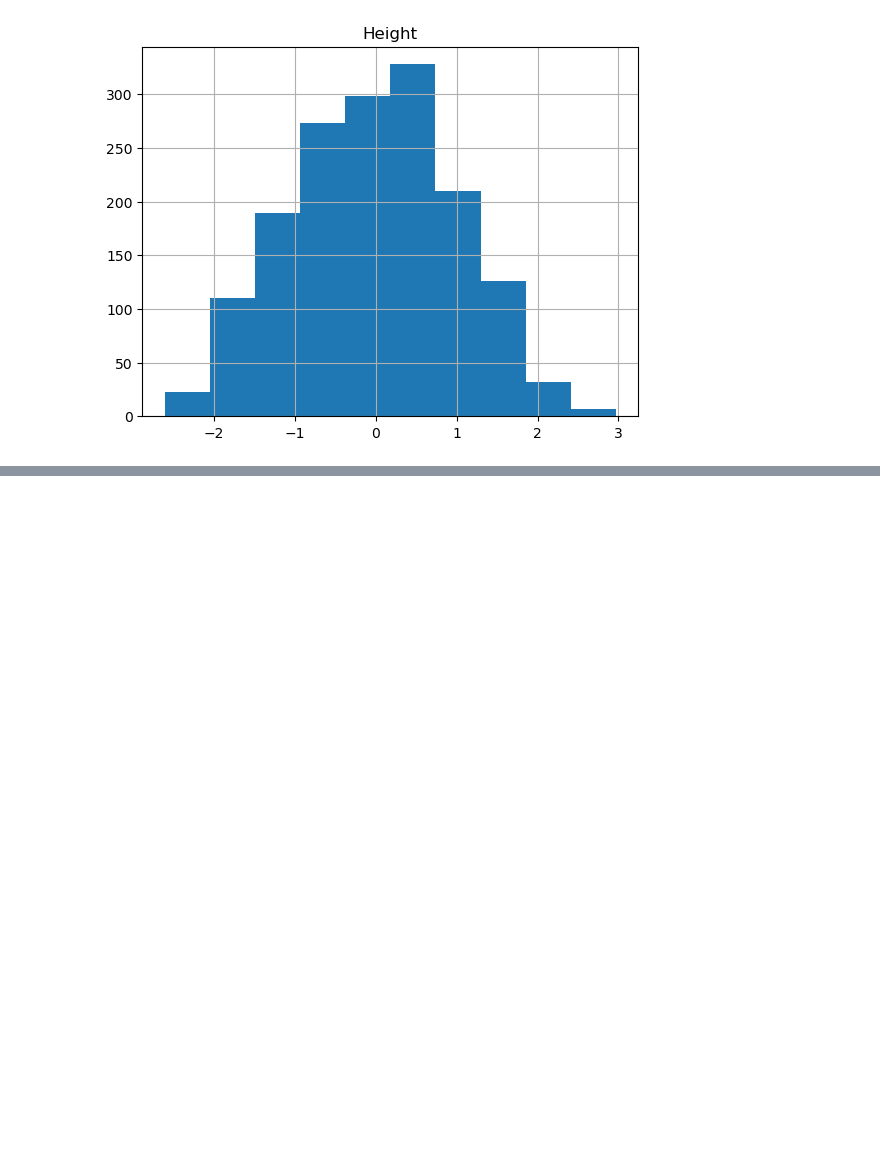
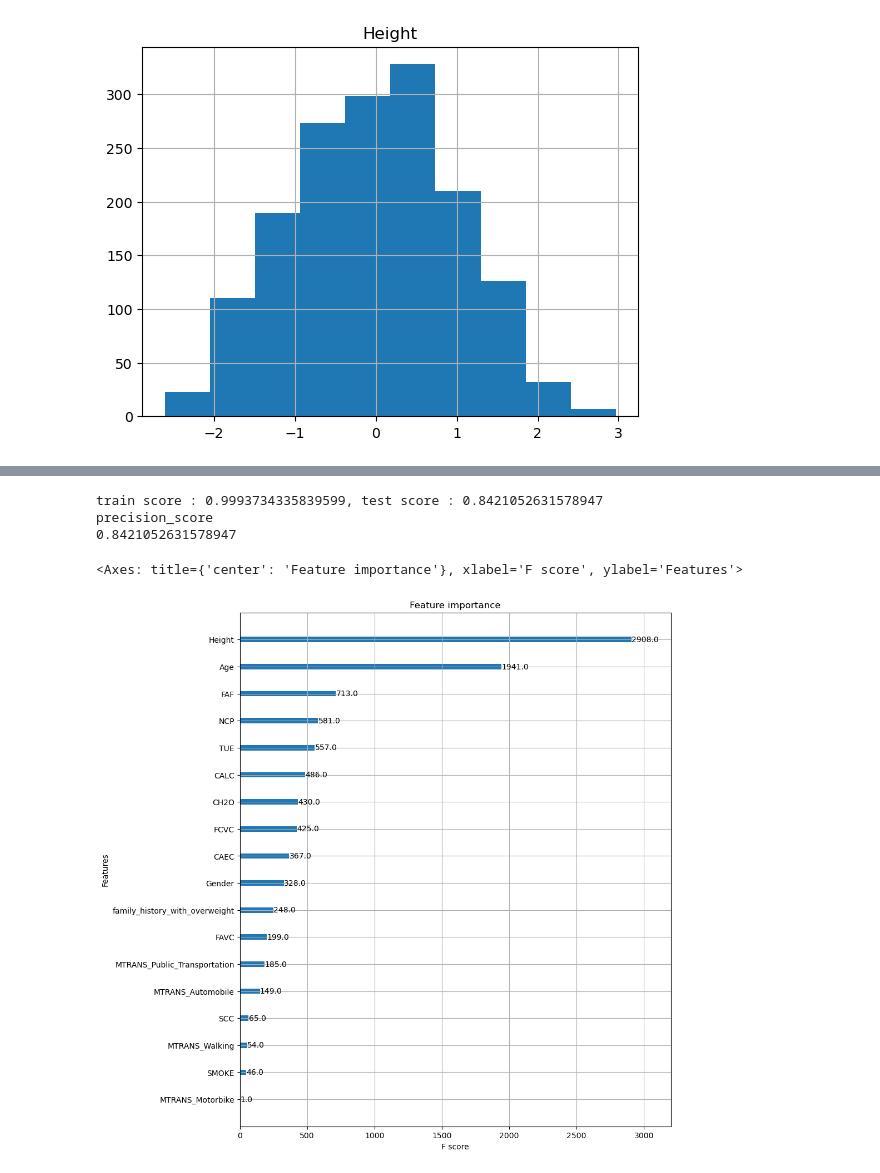
Before and after one commit to voo0o08/MachineLearning_Project, a Jupyter notebook: YoonSeo/obesity_classification1.ipynb, the cells around one changed output, grey strips where cells are left out. Drawn from its saved outputs; the diff is of its cells as text; code cells hidden in the pictures; blank space fills up the shorter version.

```diff
--- a/YoonSeo/obesity_classification1.ipynb
+++ b/YoonSeo/obesity_classification1.ipynb
@@ -276,0 +338,5 @@ AttributeError: 'Flags' object has no attribute 'c_contiguous'
+# %%
+from sklearn.ensemble import BaggingClassifier # 배깅 분류기 병렬 같은 알고리즘을 여러번 사용
+
+ensemble_bagging_model = BaggingClassifier(estimator=best_model, n_estimators=100, random_state=42)
+ensemble_bagging_model.fit(Stand_X_train, y_train)
@@ -276,0 +363,4 @@ AttributeError: 'Flags' object has no attribute 'c_contiguous'
+# %%
+Ada_model = AdaBoostClassifier(
+    best_model, random_state=42)
+Ada_model.fit(Stand_X_train, y_train)
@@ -276,0 +417,3 @@ AttributeError: 'Flags' object has no attribute 'c_contiguous'
+# %%
+GBoost_model = GradientBoostingClassifier(random_state=42)
+GBoost_model.fit(Stand_X_train, y_train)
@@ -276,0 +432,4 @@ AttributeError: 'Flags' object has no attribute 'c_contiguous'
+# %%
+# 객체 생성
+xgb_model = XGBClassifier(n_estimators=100, tree_method="hist", max_depth=5)
+xgb_model.fit(Stand_X_train, y_train)
@@ -276,0 +448,19 @@ AttributeError: 'Flags' object has no attribute 'c_contiguous'
+# %%
+print_score(xgb_model, Stand_X_train, Stand_X_test, y_train, y_test)
+# %% [output]
+train score : 0.9993734335839599, test score : 0.8421052631578947
+precision_score
+0.8421052631578947
+# %%
+
+# 예측하기
+# y_pre = xgb_model.predict(X_test)
+# y_pred_probs = xgb_model.predict_proba(X_test)[:,1]
+
+# 특성 중요도 시각화
+from xgboost import plot_importance
+fig, ax = plt.subplots(figsize=(10,12))
+plot_importance(xgb_model, ax=ax)
+# %% [output]
+<Axes: title={'center': 'Feature importance'}, xlabel='F score', ylabel='Features'>
+[figure, added]
```
Also changed, not shown: parts of 53 cells of this notebook, 4 other files.
